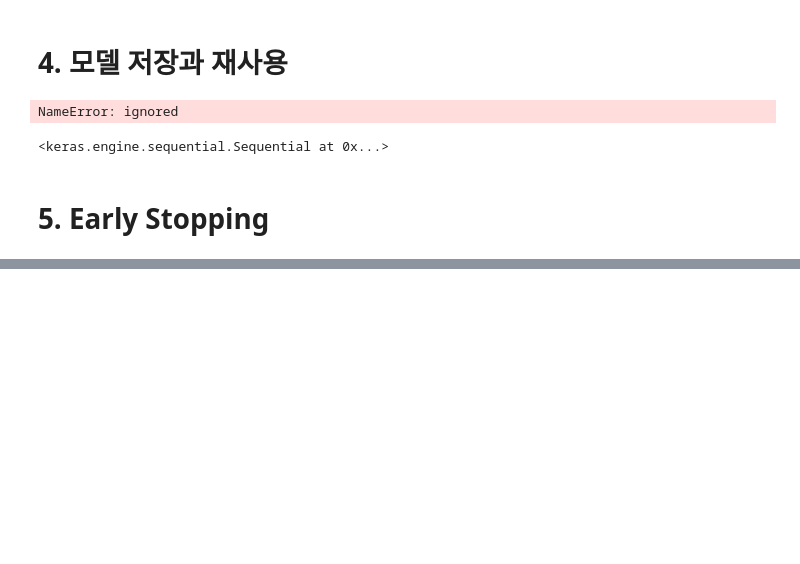
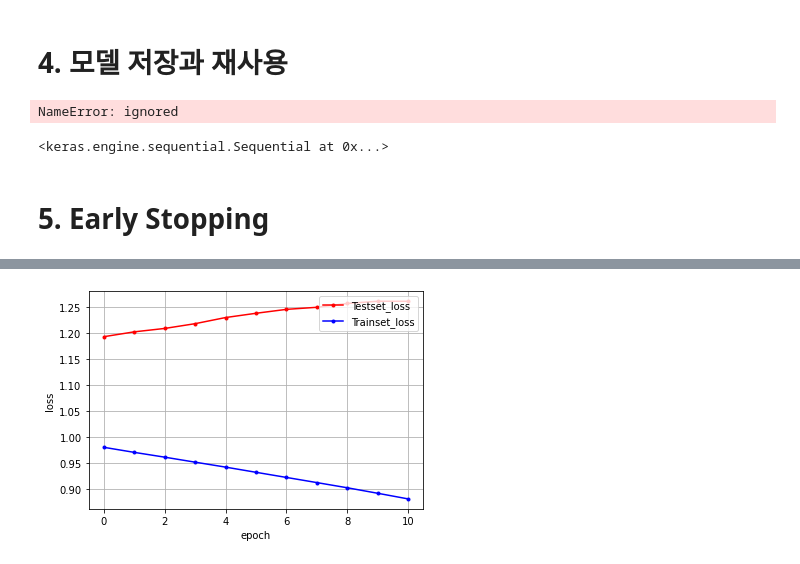
Before and after one commit to gundaminpde/2023-spring, a Jupyter notebook: 02_2_ANN.ipynb, the cells around one changed output, grey strips where cells are left out. Cells and saved outputs as stored; diff of their text form; code cells hidden in the pictures; blank space fills up the shorter version.

```diff
--- a/02_2_ANN.ipynb
+++ b/02_2_ANN.ipynb
@@ -447,9 +447,9 @@ Url_iris="https://raw.githubusercontent.com/gundaminpde/2022/main/iris.csv"
 # 아이리스 데이터를 불러옵니다.
 df_iris = pd.read_csv(Url_iris)
 
-X_iris=df_iris.iloc[:,1:5]
+X_train=df_iris.iloc[:,1:5]
 y_iris_string=df_iris.iloc[:,5]
-y_iris= pd.get_dummies(y_iris_string)
+y_train= pd.get_dummies(y_iris_string)
 
 model = Sequential()
 model.add(Dense(10, input_dim=4, activation='relu'))
@@ -474,10 +474,3 @@ Total params: 193
 Trainable params: 193
 Non-trainable params: 0
 _________________________________________________________________
-# %%
-
-history=model.fit(X_iris, y_iris, validation_split=0.25, epochs=40, batch_size=20, verbose=1)
-
-#hist_df = pd.Dataframe(history.history)
-
-#hist_df
@@ -501,0 +477,16 @@ Epoch 40/40
+# %%
+from tensorflow.keras.callbacks import ModelCheckpoint,EarlyStopping
+
+import os
+
+# 모델 최적화를 위한 설정 구간입니다.
+MODEL_DIR = './data/model/'
+if not os.path.exists(MODEL_DIR):
+    os.mkdir(MODEL_DIR)
+
+modelpath="./data/model/MNIST_CNN.hdf5"
+checkpointer = ModelCheckpoint(filepath=modelpath, monitor='val_loss', verbose=1, save_best_only=True)
+early_stopping_callback = EarlyStopping(monitor='val_loss', patience=10)
+
+# 모델을 실행합니다.
+history = model.fit(X_train, y_train, validation_split=0.1, epochs=40, batch_size=20, verbose=0, callbacks=[early_stopping_callback,checkpointer])
@@ -501,0 +511,18 @@ Epoch 40/40
+# %%
+# 검증셋과 학습셋의 오차를 저장합니다.
+y_vloss = history.history['val_loss']
+y_loss = history.history['loss']
+
+# 그래프로 표현해 봅니다.
+x_len = np.arange(len(y_loss))
+plt.plot(x_len, y_vloss, marker='.', c="red", label='Testset_loss')
+plt.plot(x_len, y_loss, marker='.', c="blue", label='Trainset_loss')
+
+# 그래프에 그리드를 주고 레이블을 표시하겠습니다.
+plt.legend(loc='upper right')
+plt.grid()
+plt.xlabel('epoch')
+plt.ylabel('loss')
+plt.show()
+# %% [output]
+[figure, added]
```
Also changed, not shown: parts of 3 cells of this notebook.
